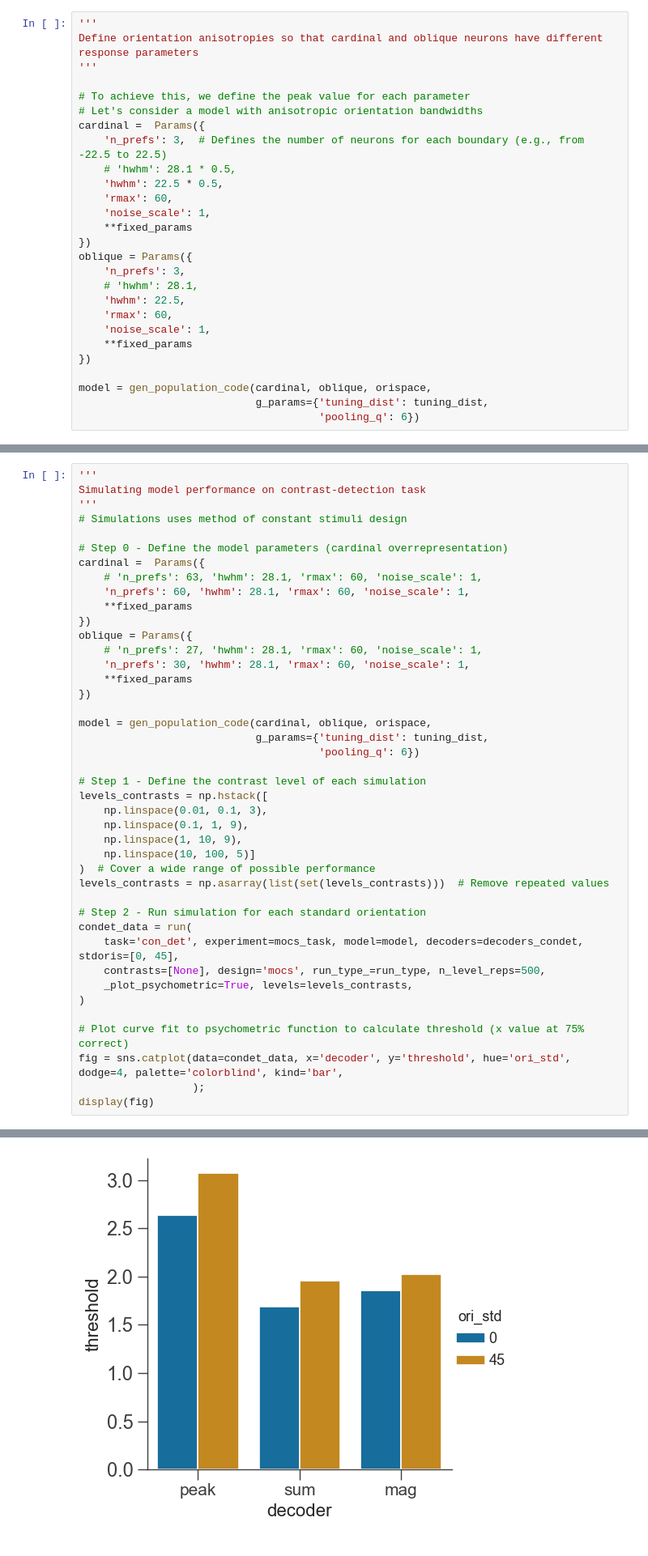
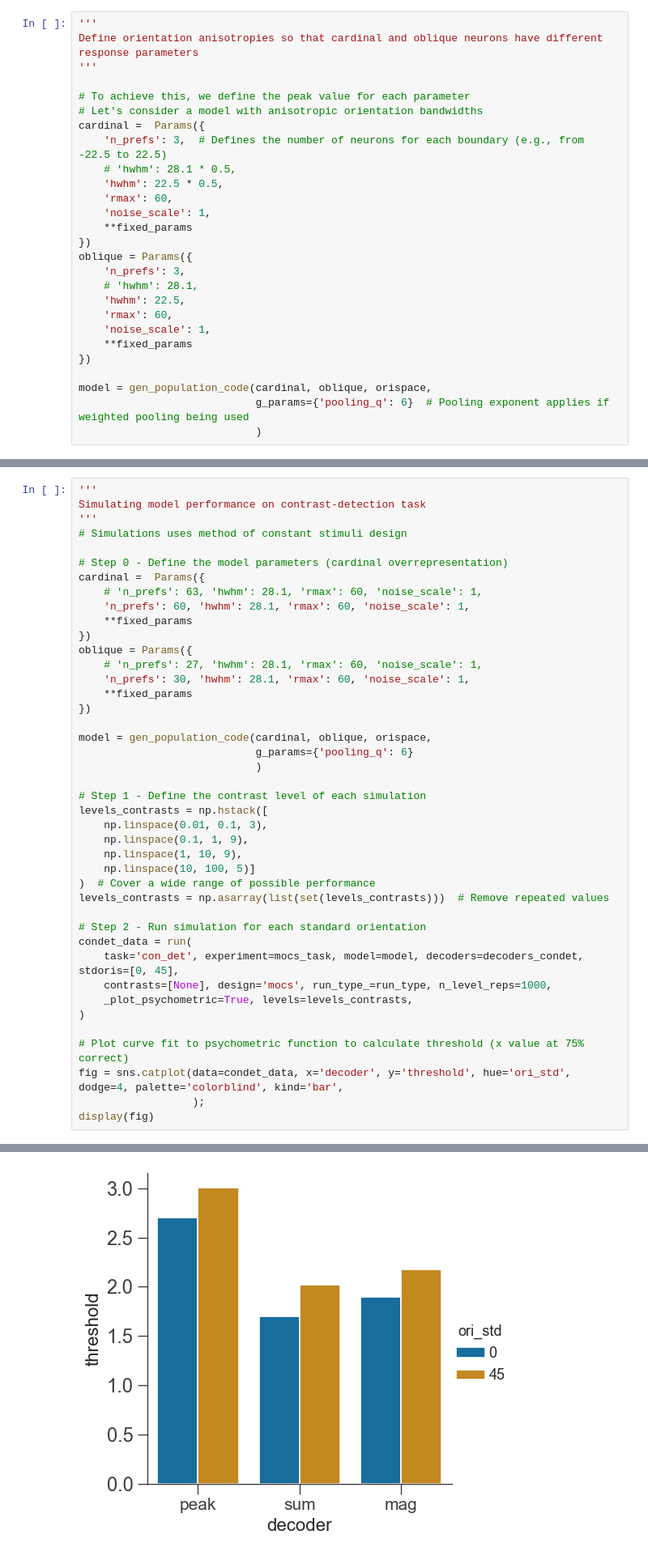
Before and after one commit to RichardJamesLeadbeater/TaskSpecificNeuralMechanismsShapeOrientationPerception, a Jupyter notebook: Modelling/Modelling Flow.ipynb, the cells around one changed output, grey strips where cells are left out. Shown at 81% size. Cells and saved outputs as stored; diff of their text form.

```diff
--- a/Modelling/Modelling Flow.ipynb
+++ b/Modelling/Modelling Flow.ipynb
@@ -79,8 +79,8 @@ oblique = Params({
 })
 
 model = gen_population_code(cardinal, oblique, orispace,
-                            g_params={'tuning_dist': tuning_dist,
-                                      'pooling_q': 6})
+                            g_params={'pooling_q': 6}  # Pooling exponent applies if weighted pooling being used
+                            )
 # %%
 # Show preferences of each neuron
 fig, ax = plt.subplots()
@@ -142,8 +142,8 @@ oblique = Params({
 })
 
 model = gen_population_code(cardinal, oblique, orispace,
-                            g_params={'tuning_dist': tuning_dist,
-                                      'pooling_q': 6})
+                            g_params={'pooling_q': 6}
+                            )
 
 # Step 1 - Define the contrast level of each simulation
 levels_contrasts = np.hstack([
@@ -157,7 +157,7 @@ levels_contrasts = np.asarray(list(set(levels_contrasts)))  # Remove repeated va
 # Step 2 - Run simulation for each standard orientation
 condet_data = run(
     task='con_det', experiment=mocs_task, model=model, decoders=decoders_condet, stdoris=[0, 45],
-    contrasts=[None], design='mocs', run_type_=run_type, n_level_reps=500,
+    contrasts=[None], design='mocs', run_type_=run_type, n_level_reps=1000,
     _plot_psychometric=True, levels=levels_contrasts,
 )
 
@@ -171,4 +171,4 @@ display(fig)
-[figure, old version]
+[figure, new version]
 # %%
 '''
 Simulating model performance on orientation-discrimination task
```
Also changed, not shown: parts of 6 cells of this notebook, 1 other file.
